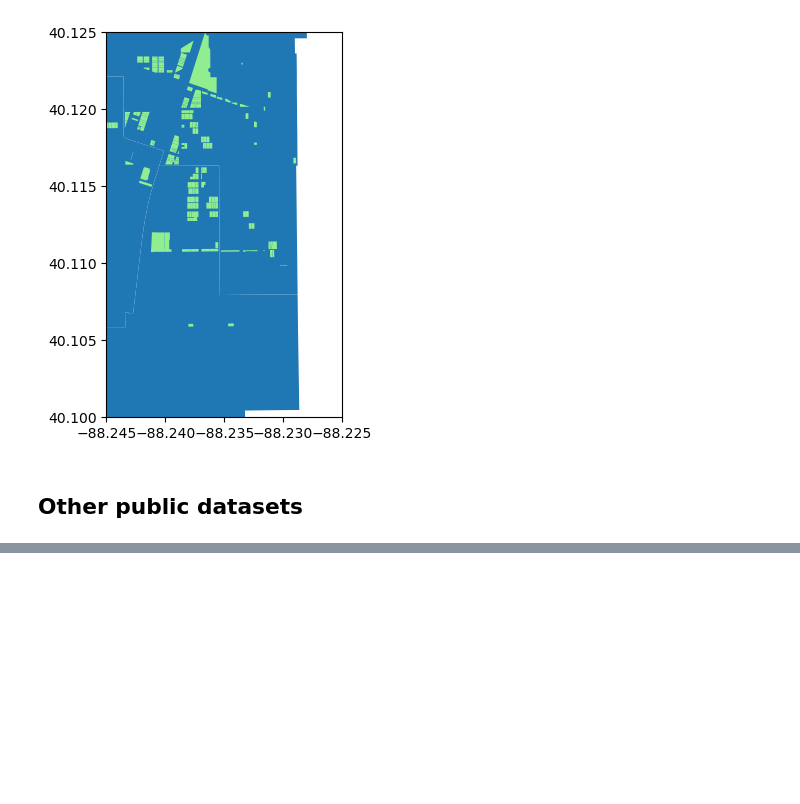
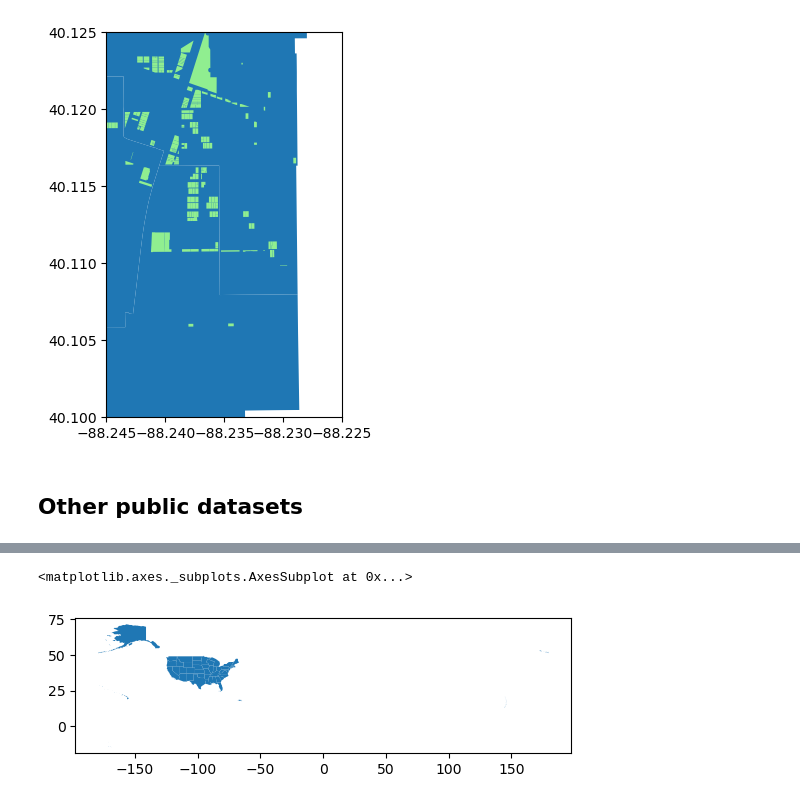
Before and after one commit to UIUC-iSchool-DataViz/is445_bcubcg_fall2022, a Jupyter notebook: week07/inClass_week07.ipynb, the cells around one changed output, grey strips where cells are left out. Cells and saved outputs as stored; diff of their text form; code cells hidden in the pictures; blank space fills up the shorter version.

```diff
--- a/week07/inClass_week07.ipynb
+++ b/week07/inClass_week07.ipynb
@@ -195,3 +195,5 @@ plt.show()
 [figure]
 # %% [markdown]
 ## Other public datasets
+# %%
+states = geopandas.read_file('https://www2.census.gov/geo/tiger/TIGER2021/STATE/tl_2021_us_state.zip')
@@ -197,0 +209,5 @@ plt.show()
+# %%
+states.plot()
+# %% [output]
+<matplotlib.axes._subplots.AxesSubplot at 0x...>
+[figure, added]
```
Also changed, not shown: parts of 2 cells of this notebook.
